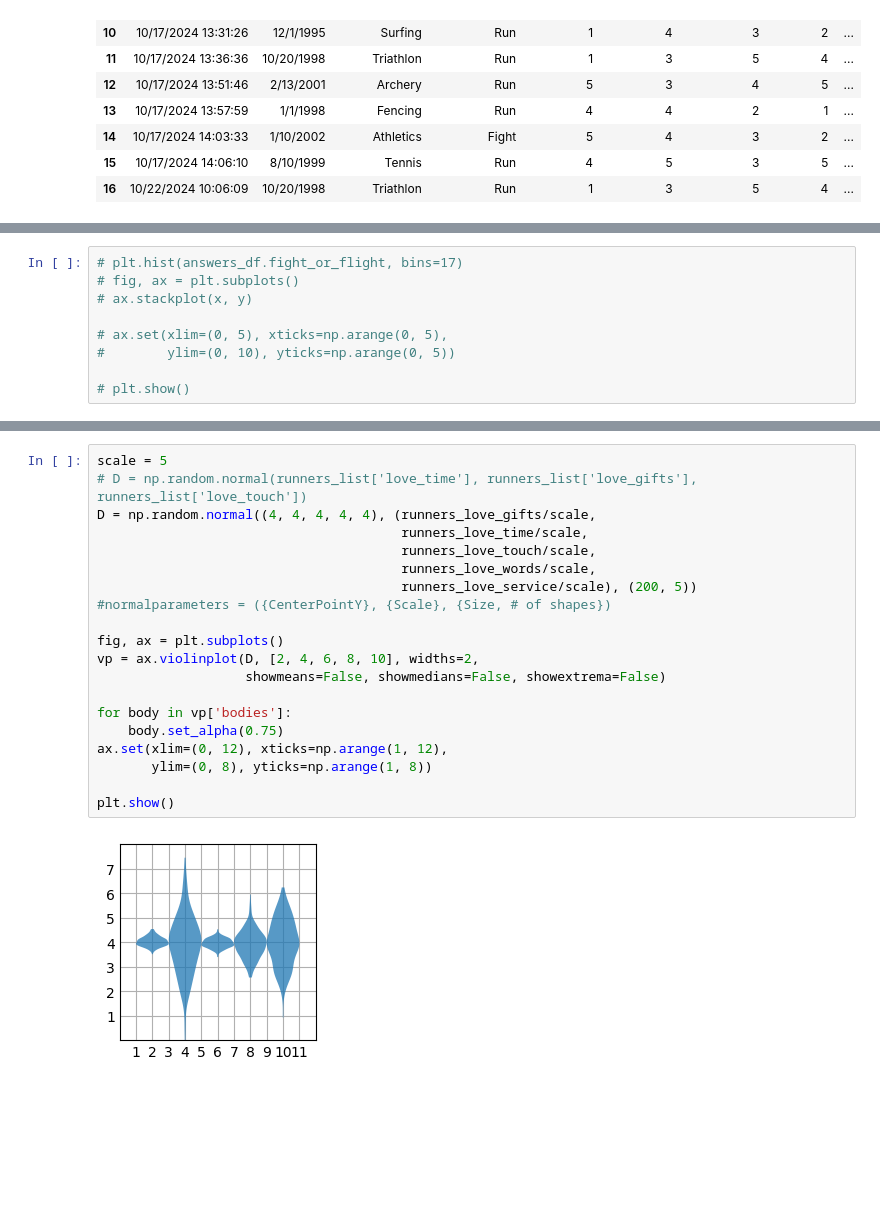
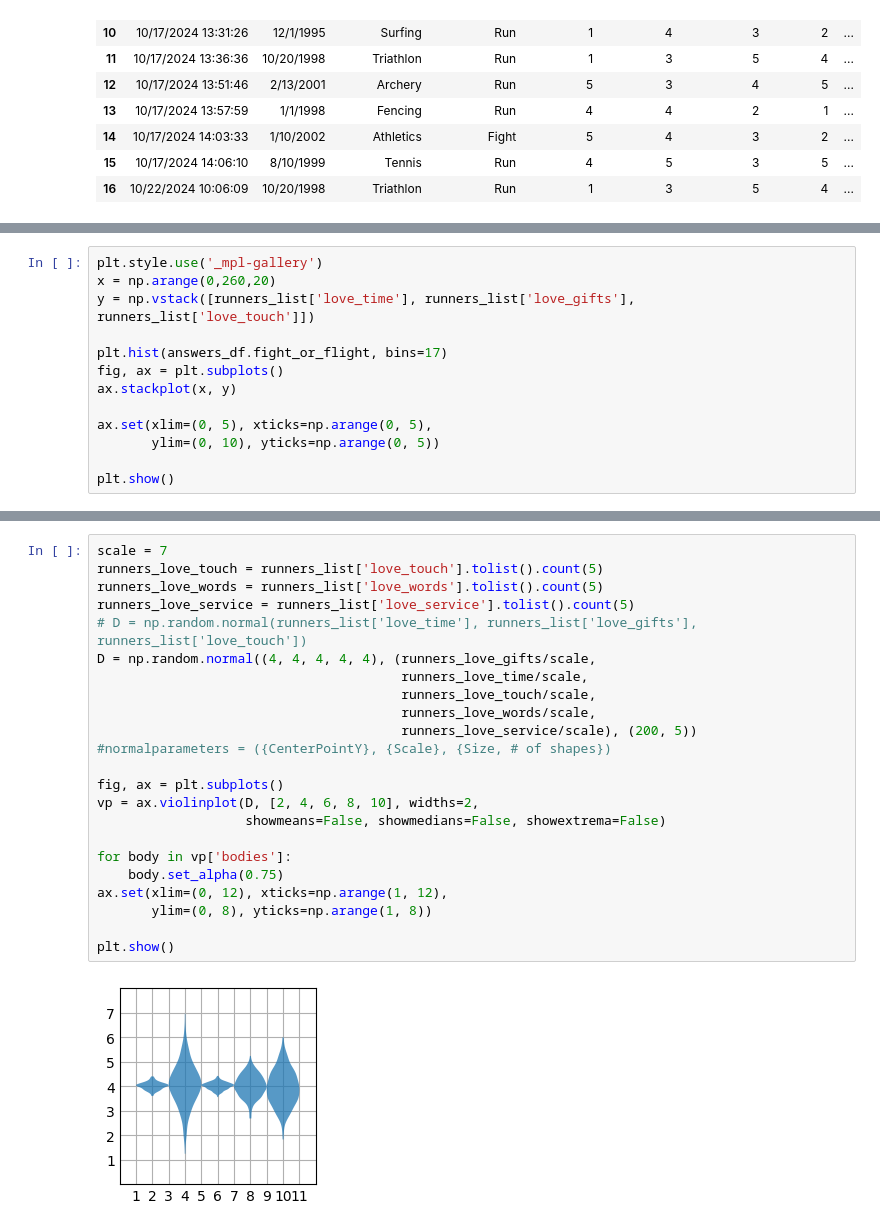
Before and after one commit to bbokecta/angels-among-us, a Jupyter notebook: angels_chart.ipynb, the cells around one changed output, grey strips where cells are left out. Saved outputs shown, nothing was run; the diff lists cells and outputs as text; blank space fills up the shorter version.

```diff
--- a/angels_chart.ipynb
+++ b/angels_chart.ipynb
@@ -53,11 +49,15 @@ plt.style.use('_mpl-gallery')
 
 # # runners_love_time.dot(runners_height)
 # %%
-# plt.hist(answers_df.fight_or_flight, bins=17)
-# fig, ax = plt.subplots()
-# ax.stackplot(x, y)
+plt.style.use('_mpl-gallery')
+x = np.arange(0,260,20)
+y = np.vstack([runners_list['love_time'], runners_list['love_gifts'], runners_list['love_touch']])
 
-# ax.set(xlim=(0, 5), xticks=np.arange(0, 5),
-#        ylim=(0, 10), yticks=np.arange(0, 5))
+plt.hist(answers_df.fight_or_flight, bins=17)
+fig, ax = plt.subplots()
+ax.stackplot(x, y)
 
-# plt.show()
+ax.set(xlim=(0, 5), xticks=np.arange(0, 5),
+       ylim=(0, 10), yticks=np.arange(0, 5))
+
+plt.show()
@@ -64,22 +67,25 @@ plt.style.use('_mpl-gallery')
 # %%
-scale = 5
+scale = 7
+runners_love_touch = runners_list['love_touch'].tolist().count(5)
+runners_love_words = runners_list['love_words'].tolist().count(5)
+runners_love_service = runners_list['love_service'].tolist().count(5)
 # D = np.random.normal(runners_list['love_time'], runners_list['love_gifts'], runners_list['love_touch'])
 D = np.random.normal((4, 4, 4, 4, 4), (runners_love_gifts/scale,
                                        runners_love_time/scale,
                                        runners_love_touch/scale,
                                        runners_love_words/scale,
                                        runners_love_service/scale), (200, 5))
 #normalparameters = ({CenterPointY}, {Scale}, {Size, # of shapes})
 
 fig, ax = plt.subplots()
 vp = ax.violinplot(D, [2, 4, 6, 8, 10], widths=2,
                    showmeans=False, showmedians=False, showextrema=False)
 
 for body in vp['bodies']:
     body.set_alpha(0.75)
 ax.set(xlim=(0, 12), xticks=np.arange(1, 12),
        ylim=(0, 8), yticks=np.arange(1, 8))
 
 plt.show()
 # %% [output]
-[figure, old version]
+[figure, new version]
```
Also changed, not shown: parts of 6 cells of this notebook.
